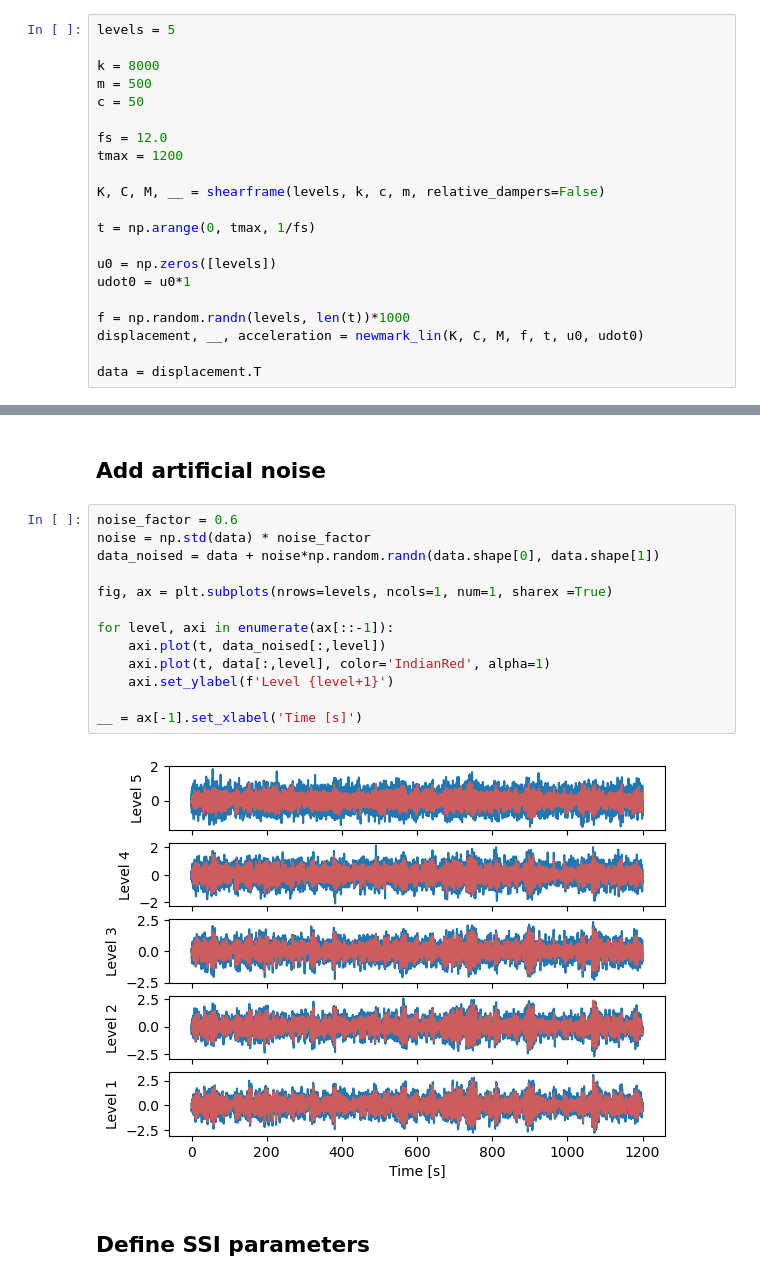
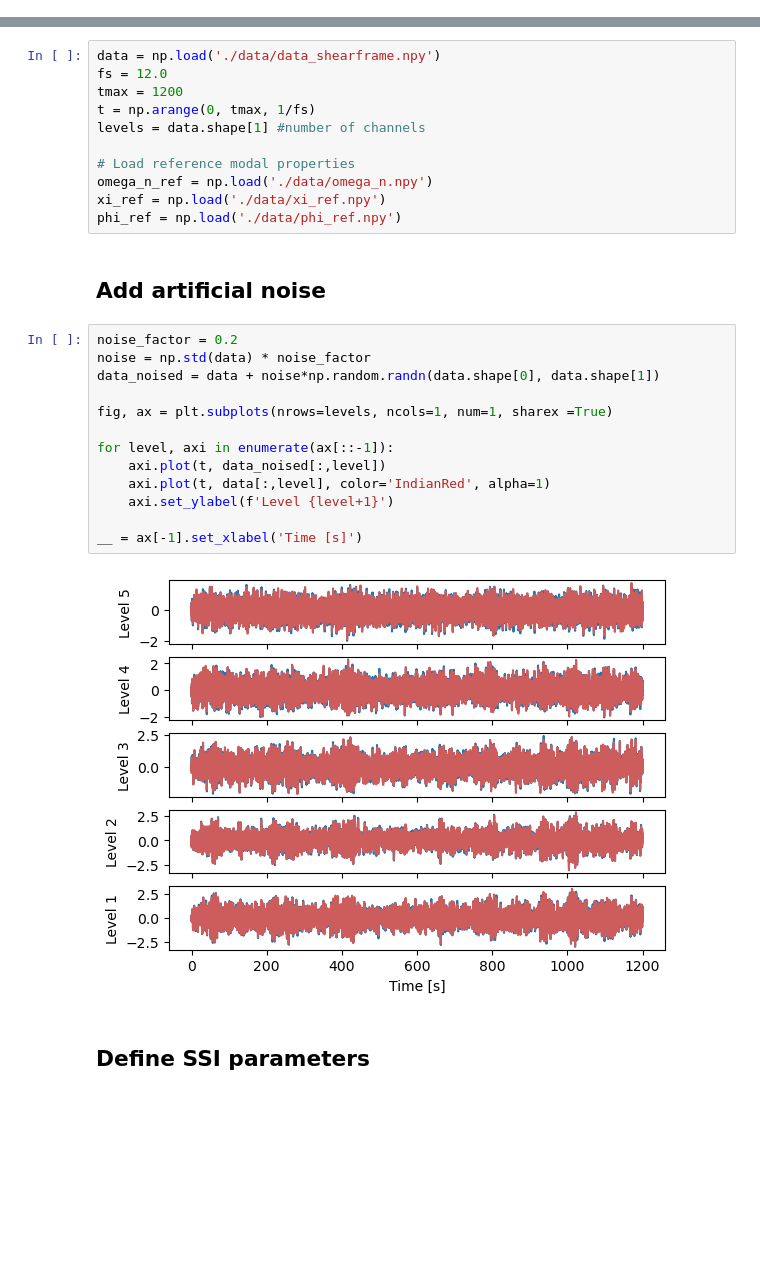
Before and after one commit to knutankv/koma, a Jupyter notebook: examples/Stabilization analysis example.ipynb, the cells around one changed output, grey strips where cells are left out. Drawn from its saved outputs; the diff is of its cells as text; blank space fills up the shorter version.

```diff
--- a/examples/Stabilization analysis example.ipynb
+++ b/examples/Stabilization analysis example.ipynb
@@ -27,21 +23,0 @@ def stabplot_simple(lambd, orders, ax=None):
-# %%
-levels = 5
-
-k = 8000
-m = 500
-c = 50
-
-fs = 12.0
-tmax = 1200
-
-K, C, M, __ = shearframe(levels, k, c, m, relative_dampers=False)
-
-t = np.arange(0, tmax, 1/fs)
-
-u0 = np.zeros([levels])
-udot0 = u0*1
-
-f = np.random.randn(levels, len(t))*1000
-displacement, __, acceleration = newmark_lin(K, C, M, f, t, u0, udot0)
-
-data = displacement.T
@@ -58,20 +26,31 @@ phi_ref = np.real(qi[:int(len(ix)/2), ix[::2]])
+# %%
+data = np.load('./data/data_shearframe.npy')
+fs = 12.0
+tmax = 1200
+t = np.arange(0, tmax, 1/fs)
+levels = data.shape[1] #number of channels
+
+# Load reference modal properties
+omega_n_ref = np.load('./data/omega_n.npy')
+xi_ref = np.load('./data/xi_ref.npy')
+phi_ref = np.load('./data/phi_ref.npy')
 # %% [markdown]
 ## Add artificial noise
 # %%
-noise_factor = 0.6
+noise_factor = 0.2
 noise = np.std(data) * noise_factor
 data_noised = data + noise*np.random.randn(data.shape[0], data.shape[1])
 
 fig, ax = plt.subplots(nrows=levels, ncols=1, num=1, sharex =True)
 
 for level, axi in enumerate(ax[::-1]):
     axi.plot(t, data_noised[:,level])
     axi.plot(t, data[:,level], color='IndianRed', alpha=1)
     axi.set_ylabel(f'Level {level+1}')
 
 __ = ax[-1].set_xlabel('Time [s]')
 # %% [output]
-[figure, old version]
+[figure, new version]
 # %% [markdown]
 ## Define SSI parameters
 # %%
```
Also changed, not shown: parts of 12 cells of this notebook.
